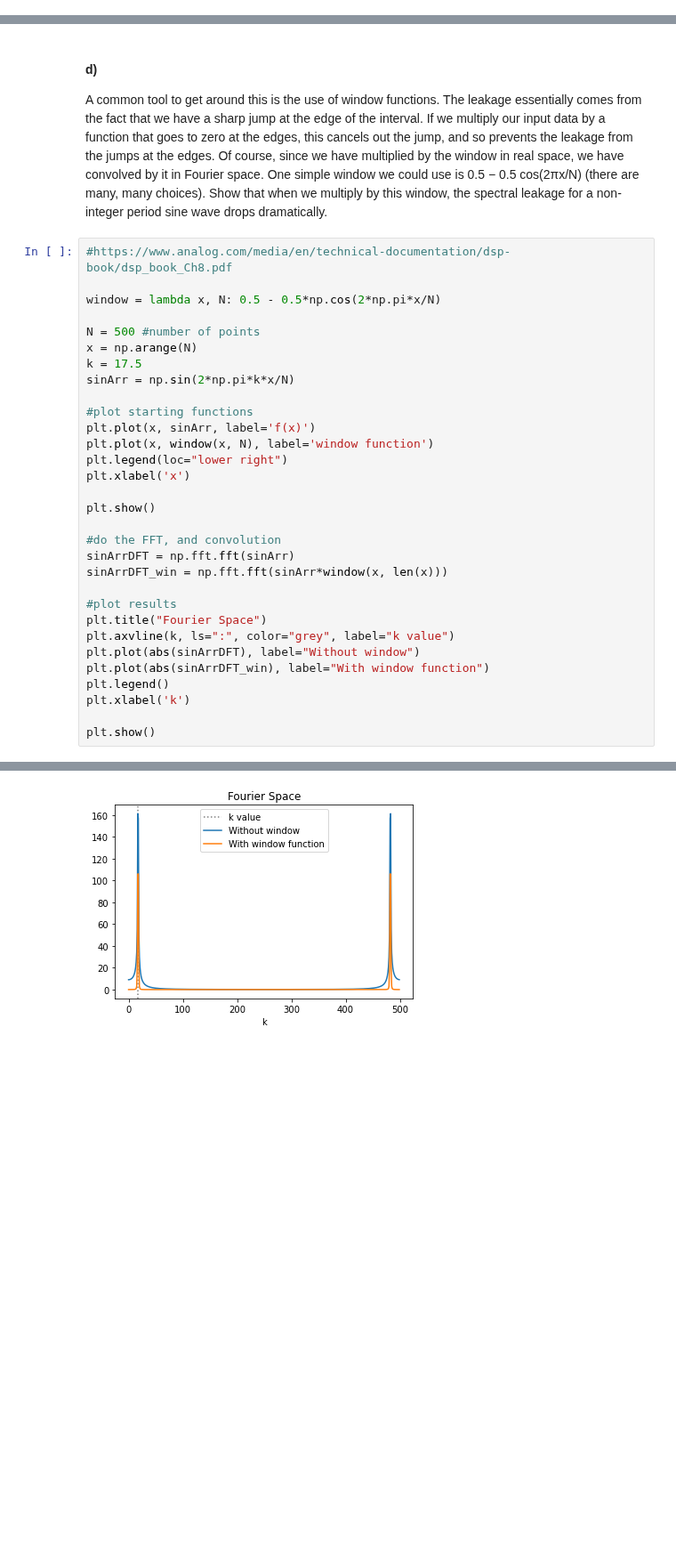
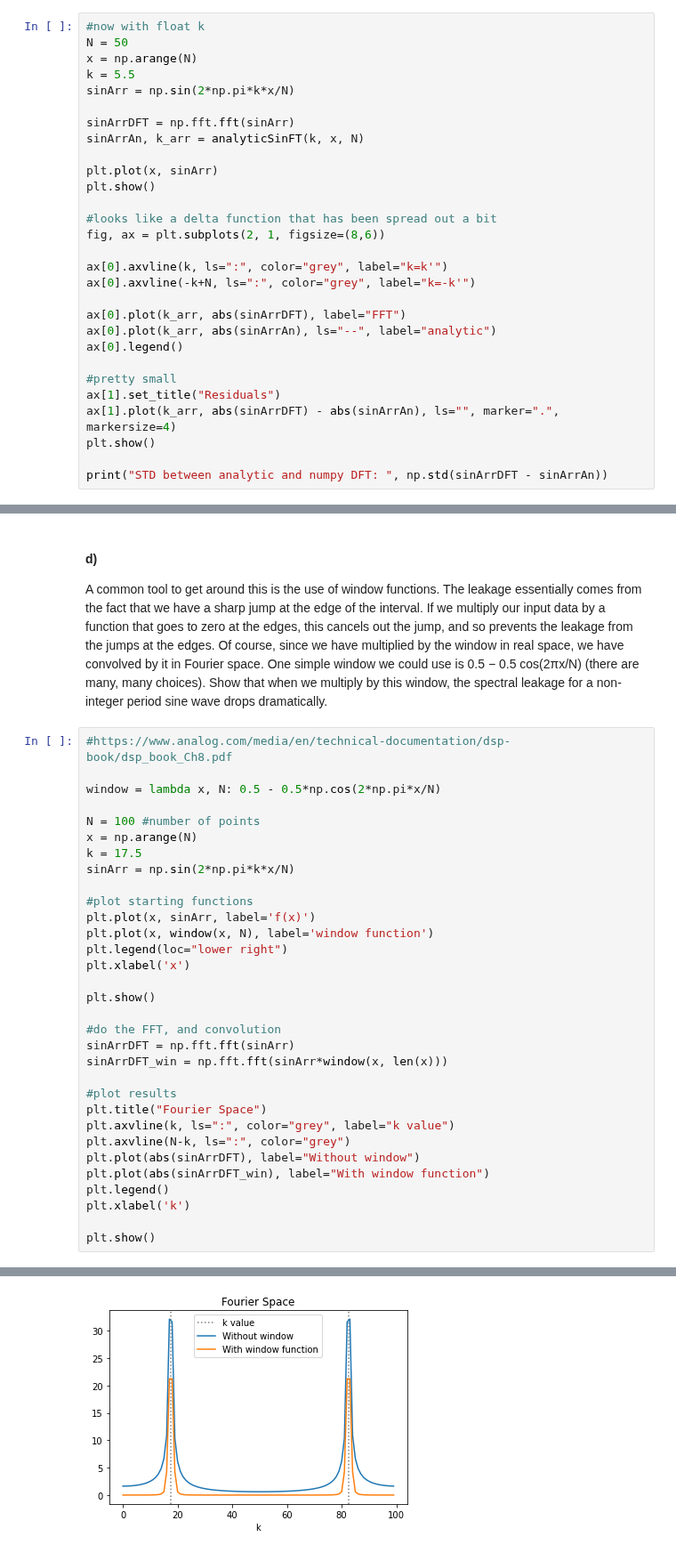
Before and after one commit to eklem1/Phys512_EK, a Jupyter notebook: PS4/PS4.ipynb, the cells around one changed output, grey strips where cells are left out. Shown at 89% size. Drawn from its saved outputs; the diff is of its cells as text; blank space fills up the shorter version.

```diff
--- a/PS4/PS4.ipynb
+++ b/PS4/PS4.ipynb
@@ -239,0 +251,29 @@ fig.show()
+# %%
+#now with float k
+N = 50
+x = np.arange(N)
+k = 5.5
+sinArr = np.sin(2*np.pi*k*x/N)
+
+sinArrDFT = np.fft.fft(sinArr)
+sinArrAn, k_arr = analyticSinFT(k, x, N)
+
+plt.plot(x, sinArr)
+plt.show()
+
+#looks like a delta function that has been spread out a bit
+fig, ax = plt.subplots(2, 1, figsize=(8,6))
+
+ax[0].axvline(k, ls=":", color="grey", label="k=k'")
+ax[0].axvline(-k+N, ls=":", color="grey", label="k=-k'")
+
+ax[0].plot(k_arr, abs(sinArrDFT), label="FFT")
+ax[0].plot(k_arr, abs(sinArrAn), ls="--", label="analytic")
+ax[0].legend()
+
+#pretty small
+ax[1].set_title("Residuals")
+ax[1].plot(k_arr, abs(sinArrDFT) - abs(sinArrAn), ls="", marker=".", markersize=4)
+plt.show()
+
+print("STD between analytic and numpy DFT: ", np.std(sinArrDFT - sinArrAn))
@@ -247,7 +291,7 @@ A common tool to get around this is the use of window functions. The leakage ess
 
 window = lambda x, N: 0.5 - 0.5*np.cos(2*np.pi*x/N)
 
-N = 500 #number of points
+N = 100 #number of points
 x = np.arange(N)
 k = 17.5
 sinArr = np.sin(2*np.pi*k*x/N)
@@ -267,6 +311,7 @@ sinArrDFT_win = np.fft.fft(sinArr*window(x, len(x)))
 #plot results
 plt.title("Fourier Space")
 plt.axvline(k, ls=":", color="grey", label="k value")
+plt.axvline(N-k, ls=":", color="grey")
 plt.plot(abs(sinArrDFT), label="Without window")
 plt.plot(abs(sinArrDFT_win), label="With window function")
 plt.legend()
@@ -278,4 +323,4 @@ plt.show()
-[figure, old version]
+[figure, new version]
 # %% [markdown]
 #### e)
 Show that the Fourier transform of the window is [N/2 N/4 0 ... 0 N/4] (either numerically or analytically).
```
Also changed, not shown: parts of 24 cells of this notebook.
